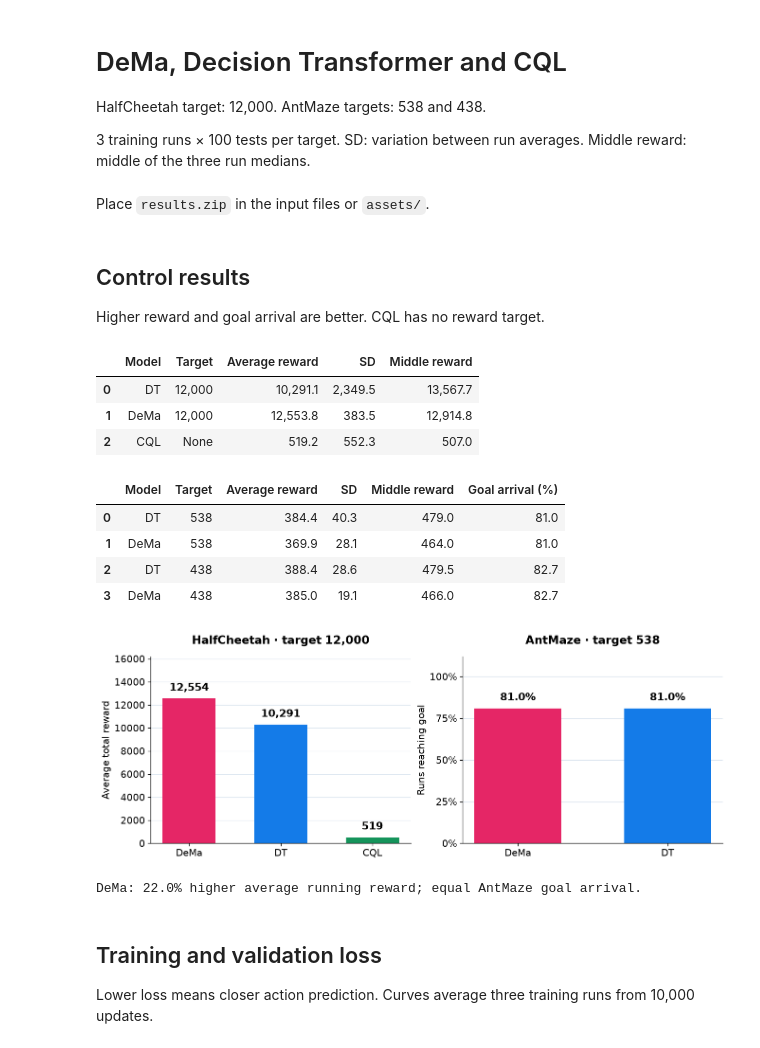
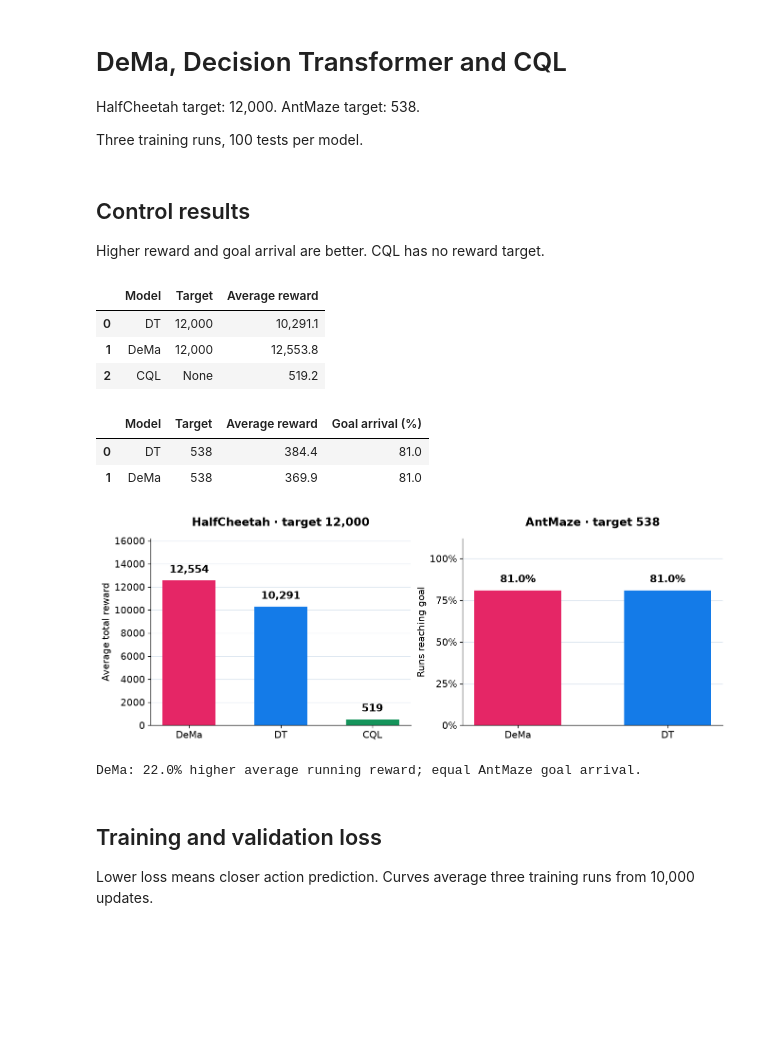
Before and after one commit to helihathi/DeMa-Linear-Time-Sequence-Modeling-for-Offline-Reinforcement-Learning, a Jupyter notebook: 01_DeMa_vs_DecisionTransformer_vs_CQL.ipynb, the cells around one changed output. Cells and saved outputs as stored; diff of their text form; code cells hidden in the pictures; blank space fills up the shorter version.

```diff
--- a/01_DeMa_vs_DecisionTransformer_vs_CQL.ipynb
+++ b/01_DeMa_vs_DecisionTransformer_vs_CQL.ipynb
@@ -1,29 +1,21 @@
 # %% [markdown]
 # DeMa, Decision Transformer and CQL
 
-HalfCheetah target: 12,000. AntMaze targets: 538 and 438.
+HalfCheetah target: 12,000. AntMaze target: 538.
 
-3 training runs × 100 tests per target. SD: variation between run averages. Middle reward: middle of the three run medians.
+Three training runs, 100 tests per model.
 # %%
 !pip install -q numpy==2.5.3 pandas==3.0.6 matplotlib==3.11.2 wandb==0.31.0
-# %% [markdown]
-Place `results.zip` in the input files or `assets/`.
 # %%
 from pathlib import Path
 import json
 import os
-import zipfile
 import numpy as np
 import pandas as pd
 import matplotlib.pyplot as plt
 from IPython.display import display
 
-# Read saved experiment records.
-archive = Path("assets/results.zip")
-if not archive.exists():
-    archive = next(Path("/kaggle/input").rglob("results.zip"))
-with zipfile.ZipFile(archive) as f:
-    f.extractall("results")
+records = json.loads(Path("data/experiment_records.json").read_text())
 figures = Path("figures/main")
 figures.mkdir(parents=True, exist_ok=True)
 seeds = [42, 43, 44]
@@ -36,7 +28,7 @@ plt.rcParams.update({"font.family": "DejaVu Sans", "font.size": 12,
                      "figure.dpi": 120, "savefig.facecolor": "white"})
 
 def load(prefix, seed):
-    return json.loads((Path("results") / f"{prefix}_seed{seed}.json").read_text())
+    return records[f"{prefix}_seed{seed}.json"]
 
 def evaluations(prefix, model, target):
     rows = []
@@ -52,11 +44,8 @@ def evaluations(prefix, model, target):
     return rows
 
 def summary(label, rows, target, maze=False):
-    # Variation is measured between three training-run averages.
-    means = [r["return_mean"] for r in rows]
-    result = {"Model": label, "Target": target,
-              "Average reward": np.mean(means), "SD": np.std(means, ddof=1),
-              "Middle reward": np.median([r["return_median"] for r in rows])}
+    rewards = [r["return_mean"] for r in rows]
+    result = {"Model": label, "Target": target, "Average reward": np.mean(rewards)}
     if maze:
         result["Goal arrival (%)"] = sum(np.count_nonzero(np.asarray(r["return_scores"]) > 0) for r in rows) / 3
     return result
@@ -80,15 +69,9 @@ def bars(ax, labels, values, palette, title, ylabel, percent=False, samples=None
     if percent:
         ax.set_yticks([0, 25, 50, 75, 100], ["0%", "25%", "50%", "75%", "100%"])
     for i, value in enumerate(values):
-        height = max(value, max(samples[i])) if samples is not None else value
         ax.annotate(f"{value:.1f}%" if percent else f"{value:,.0f}",
-                    (i, height), xytext=(0, 10), textcoords="offset points",
+                    (i, value), xytext=(0, 10), textcoords="offset points",
                     ha="center", fontsize=13, fontweight="bold")
-    if samples is not None:
-        for i, points in enumerate(samples):
-            ax.scatter(i + np.linspace(-0.12, 0.12, len(points)), points,
-                       s=26, facecolor="white", edgecolor="black", zorder=3)
-        ax.set_ylim(0, max(max(points) for points in samples) * 1.30)
 
 def losses(cases, name):
     fig, axes = plt.subplots((len(cases) + 1) // 2, 2, figsize=(11, 3.7 * ((len(cases) + 1) // 2)),
@@ -127,33 +110,31 @@ Higher reward and goal arrival are better. CQL has no reward target.
 # %%
 hc = {"DT": evaluations("final_dt", "Decision Transformer", 12000),
       "DeMa": evaluations("final_dema", "DeMa", 12000),
       "CQL": evaluations("cql_d3rlpy_fixed_halfcheetah", "CQL", None)}
 maze = {}
-for target in [538, 438]:
+for target in [538]:
     for label, prefix, model in [("DT", "antmaze_dt", "Decision Transformer"), ("DeMa", "antmaze_dema", "DeMa")]:
         maze[label, target] = evaluations(prefix, model, target)
 table([summary(label, rows, "None" if label == "CQL" else 12000) for label, rows in hc.items()])
-table([summary(label, maze[label, target], target, True) for target in [538, 438] for label in ["DT", "DeMa"]])
+table([summary(label, maze[label, target], target, True) for target in [538] for label in ["DT", "DeMa"]])
 fig, axes = plt.subplots(1, 2, figsize=(11, 4), layout="constrained")
 labels = ["DeMa", "DT", "CQL"]
 bars(axes[0], labels, [np.mean([r["return_mean"] for r in hc[m]]) for m in labels],
      [colors[m] for m in labels], "HalfCheetah · target 12,000", "Average total reward")
 labels = ["DeMa", "DT"]
 goals = [summary(m, maze[m, 538], 538, True)["Goal arrival (%)"] for m in labels]
 bars(axes[1], labels, goals, [colors[m] for m in labels], "AntMaze · target 538", "Runs reaching goal", True)
 save(fig, "reward.png")
 gain = 100 * (np.mean([r["return_mean"] for r in hc["DeMa"]]) / np.mean([r["return_mean"] for r in hc["DT"]]) - 1)
 print(f"DeMa: {gain:.1f}% higher average running reward; equal AntMaze goal arrival.")
 # %% [output]
-|  | Model | Target | Average reward | SD | Middle reward |
-| 0 | DT | 12,000 | 10,291.1 | 2,349.5 | 13,567.7 |
-| 1 | DeMa | 12,000 | 12,553.8 | 383.5 | 12,914.8 |
-| 2 | CQL | None | 519.2 | 552.3 | 507.0 |
+|  | Model | Target | Average reward |
+| 0 | DT | 12,000 | 10,291.1 |
+| 1 | DeMa | 12,000 | 12,553.8 |
+| 2 | CQL | None | 519.2 |
-|  | Model | Target | Average reward | SD | Middle reward | Goal arrival (%) |
-| 0 | DT | 538 | 384.4 | 40.3 | 479.0 | 81.0 |
-| 1 | DeMa | 538 | 369.9 | 28.1 | 464.0 | 81.0 |
-| 2 | DT | 438 | 388.4 | 28.6 | 479.5 | 82.7 |
-| 3 | DeMa | 438 | 385.0 | 19.1 | 466.0 | 82.7 |
+|  | Model | Target | Average reward | Goal arrival (%) |
+| 0 | DT | 538 | 384.4 | 81.0 |
+| 1 | DeMa | 538 | 369.9 | 81.0 |
 [figure]
 DeMa: 22.0% higher average running reward; equal AntMaze goal arrival.
 # %% [markdown]
```
Also changed, not shown: parts of 7 cells of this notebook, 7 other files.
